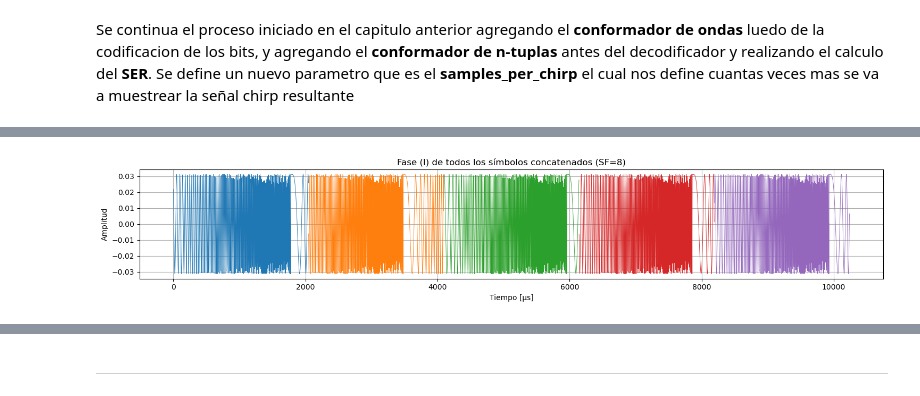
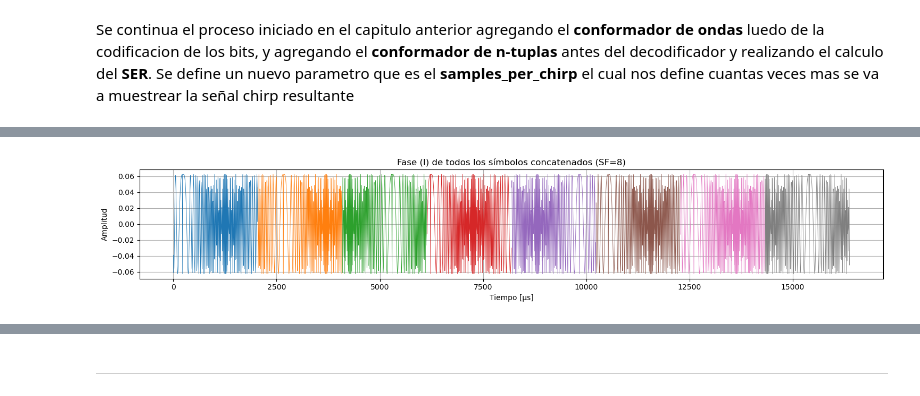
Before and after one commit to nicopinera/com-dig, a Jupyter notebook: Entregas/TerceraEntrega.ipynb, the cells around one changed output, grey strips where cells are left out. Cells and saved outputs as stored; diff of their text form; code cells hidden in the pictures.

```diff
--- a/Entregas/TerceraEntrega.ipynb
+++ b/Entregas/TerceraEntrega.ipynb
@@ -73,10 +70,9 @@ def codificador(SF, bits_transmitidos):
         bits_transmitidos (array): Vector de bits a transmitir
 
     Returns:
-        numero_de_simbolos (int): Cantidad de simbolos codificados
         simbolos (array): vector de simbolos codificados
     """
-    cantidad_Bits = len(bits_transmitidos) # Cantidad de bits transmitidos
+    cantidad_Bits = len(bits_transmitidos)  # Cantidad de bits transmitidos
 
     # Numero de simbolos a transmitir
     numero_de_simbolos = cantidad_Bits // SF
@@ -93,8 +89,8 @@ def codificador(SF, bits_transmitidos):
             "Toma bits dentro de un bloque de bits de largo SF"
             "Luego se suma cada bit con su peso para obtener el valor decimal del simbolo a transmitir"
 
-            bit = bits_transmitidos[i * SF + h]
+            bit = bits_transmitidos[i * SF + h]  # Va desde el LSB al MSB
             simbolos[i] += bit * (2**h)  # Conversion a decimal
 
-    return numero_de_simbolos, simbolos
+    return simbolos
 # %% [markdown]
@@ -183,9 +179,9 @@ Primeros 20 bits a transmitir:  [1 0 0 0 0 1 0 0 0 0 1 1 0 0 1 0 0 1 1 0]
 ------------------------------
 # %%
-numero_simbolos, simbolos = codificador(SF, bits_tx)
+simbolos = codificador(SF, bits_tx)
 print("---" * 10)
-print("Cantidad de simbolos detectados: ", numero_simbolos)
-print("Primeros 10 simbolos: ", simbolos[0:numero_simbolos])
+print("Cantidad de simbolos detectados: ", len(simbolos))
+print("Primeros 10 simbolos: ", simbolos[0 : len(simbolos)])
 print("---" * 10)
 # %% [output]
 ------------------------------
@@ -433,10 +436,15 @@ def graficar_señal_modulada(simbolos_modulados, indice, SF, samples_per_chirp,
 # %% [markdown]
 La segunda funcion realiza la grafica de la fase pero para un grupo de simbolos
 # %%
-def graficar_todas_las_senales_moduladas(simbolos_modulados, SF, samples_per_chirp, B, max_muestras=None):
+def graficar_todas_las_senales_moduladas(
+    simbolos_modulados, SF, samples_per_chirp, B, max_muestras=None
+):
     """
     Grafica la señal modulada completa solo de la parte en fase (I) concatenando los símbolos,
     y colorea cada símbolo con un color distinto.
+
+
+
 
     Parámetros:
     - simbolos_modulados (Array): Lista de símbolos modulados en forma de chirps.
@@ -444,6 +452,10 @@ def graficar_todas_las_senales_moduladas(simbolos_modulados, SF, samples_per_chi
     - B: Ancho de banda (Hz).
     - samples_per_chirp: Muestras por símbolo o factor de oversampling.
     - max_muestras: Cantidad de símbolos a graficar (opcional).
+
+
+
+
     """
     Ns = 2**SF
     total_muestras = Ns * samples_per_chirp
@@ -453,18 +465,24 @@ def graficar_todas_las_senales_moduladas(simbolos_modulados, SF, samples_per_chi
     if max_muestras is None:
         max_muestras = len(simbolos_modulados)
 
-    cmap = plt.get_cmap('tab10')
+    cmap = plt.get_cmap("tab10")
+
 
     plt.figure(figsize=(15, 3))
+
     for i in range(max_muestras):
         simbolo = simbolos_modulados[i]
         I = np.real(simbolo)
-        tiempo_local = np.arange(i * total_muestras, (i + 1) * total_muestras) * T_muestra * 1e6
-        plt.plot(tiempo_local, I, label=f'Símbolo {i}', color=cmap(i % 10), linewidth=0.6)
+        tiempo_local = (
+            np.arange(i * total_muestras, (i + 1) * total_muestras) * T_muestra * 1e6
+        )
+        plt.plot(
+            tiempo_local, I, label=f"Símbolo {i}", color=cmap(i % 10), linewidth=0.6
+        )
 
-    plt.title(f'Fase (I) de todos los símbolos concatenados (SF={SF})')
-    plt.xlabel('Tiempo [μs]')
-    plt.ylabel('Amplitud')
+    plt.title(f"Fase (I) de todos los símbolos concatenados (SF={SF})")
+    plt.xlabel("Tiempo [μs]")
+    plt.ylabel("Amplitud")
     plt.grid(True)
     plt.tight_layout()
     plt.show()
@@ -505,5 +608,5 @@ graficar_señal_modulada(simbolos_modulados,2,SF,samples_per_chirp,B)
 # %%
-graficar_todas_las_senales_moduladas(simbolos_modulados,SF,samples_per_chirp,B,5)
+graficar_todas_las_senales_moduladas(simbolos_modulados, SF, samples_per_chirp, B, 8)
 # %% [output]
-[figure, old version]
+[figure, new version]
 # %%
```
Also changed, not shown: parts of 48 cells of this notebook, 1 other file.
